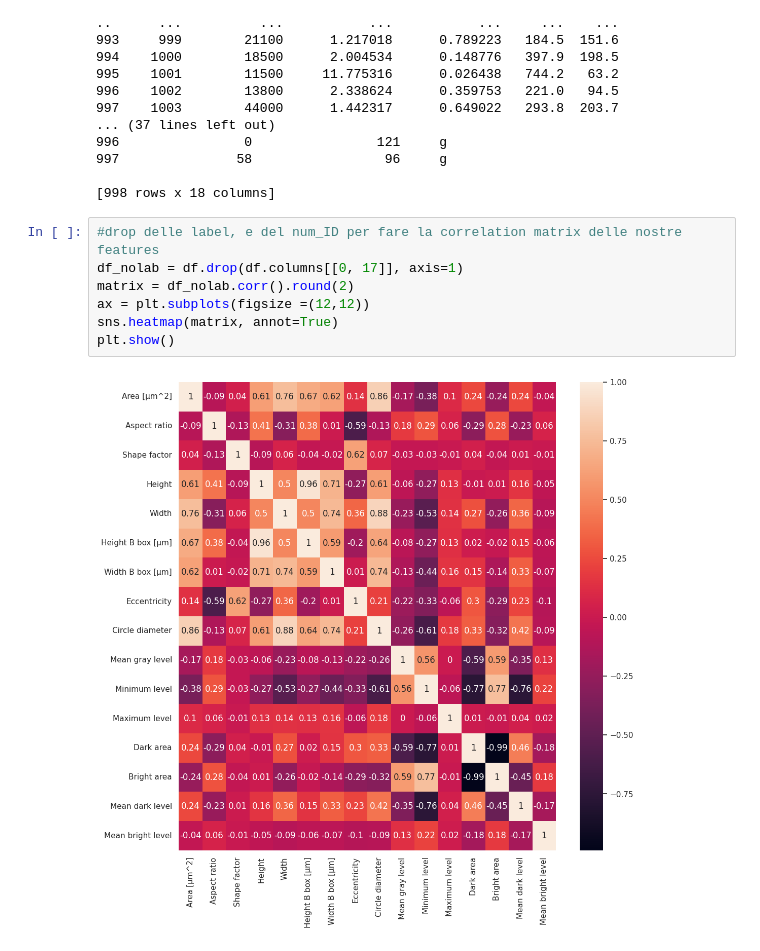
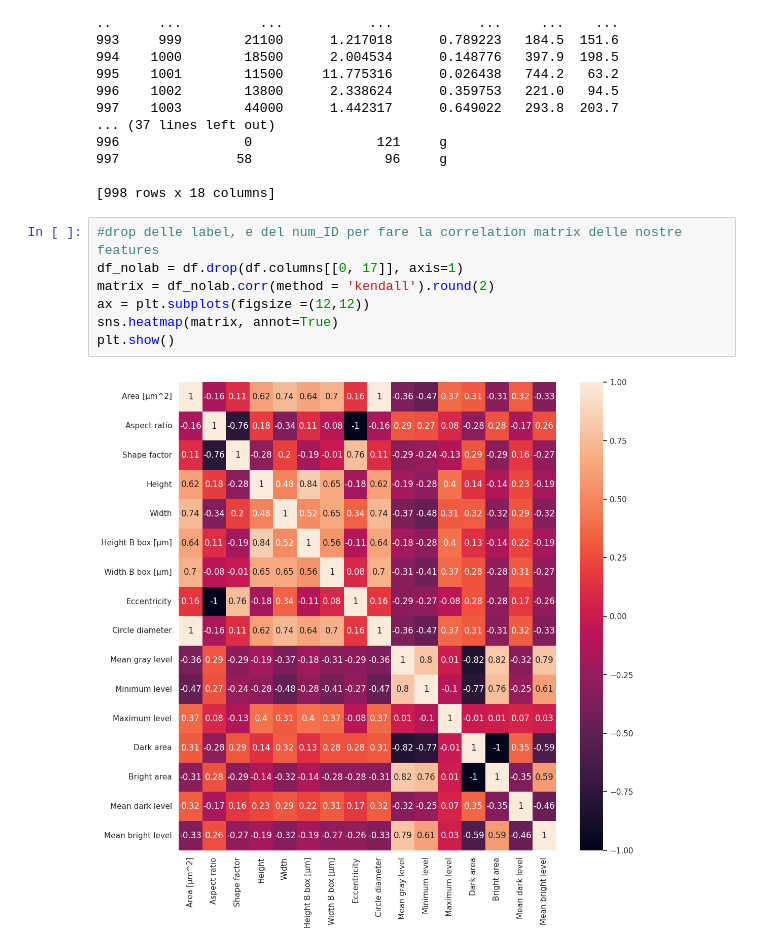
Before and after one commit to ForestMassi/Defects-statistics, a Jupyter notebook: Defects_anlysis.ipynb, the cells around one changed output. Saved outputs shown, nothing was run; the diff lists cells and outputs as text.

```diff
--- a/Defects_anlysis.ipynb
+++ b/Defects_anlysis.ipynb
@@ -65,12 +67,12 @@ print(df)
 # %%
 #drop delle label, e del num_ID per fare la correlation matrix delle nostre features
 df_nolab = df.drop(df.columns[[0, 17]], axis=1)
-matrix = df_nolab.corr().round(2)
+matrix = df_nolab.corr(method = 'kendall').round(2)
 ax = plt.subplots(figsize =(12,12))
 sns.heatmap(matrix, annot=True)
 plt.show()
 # %% [output]
-[figure, old version]
+[figure, new version]
 # %%
 #Value standardization
 from sklearn.preprocessing import StandardScaler
```
Also changed, not shown: parts of 4 cells of this notebook.
